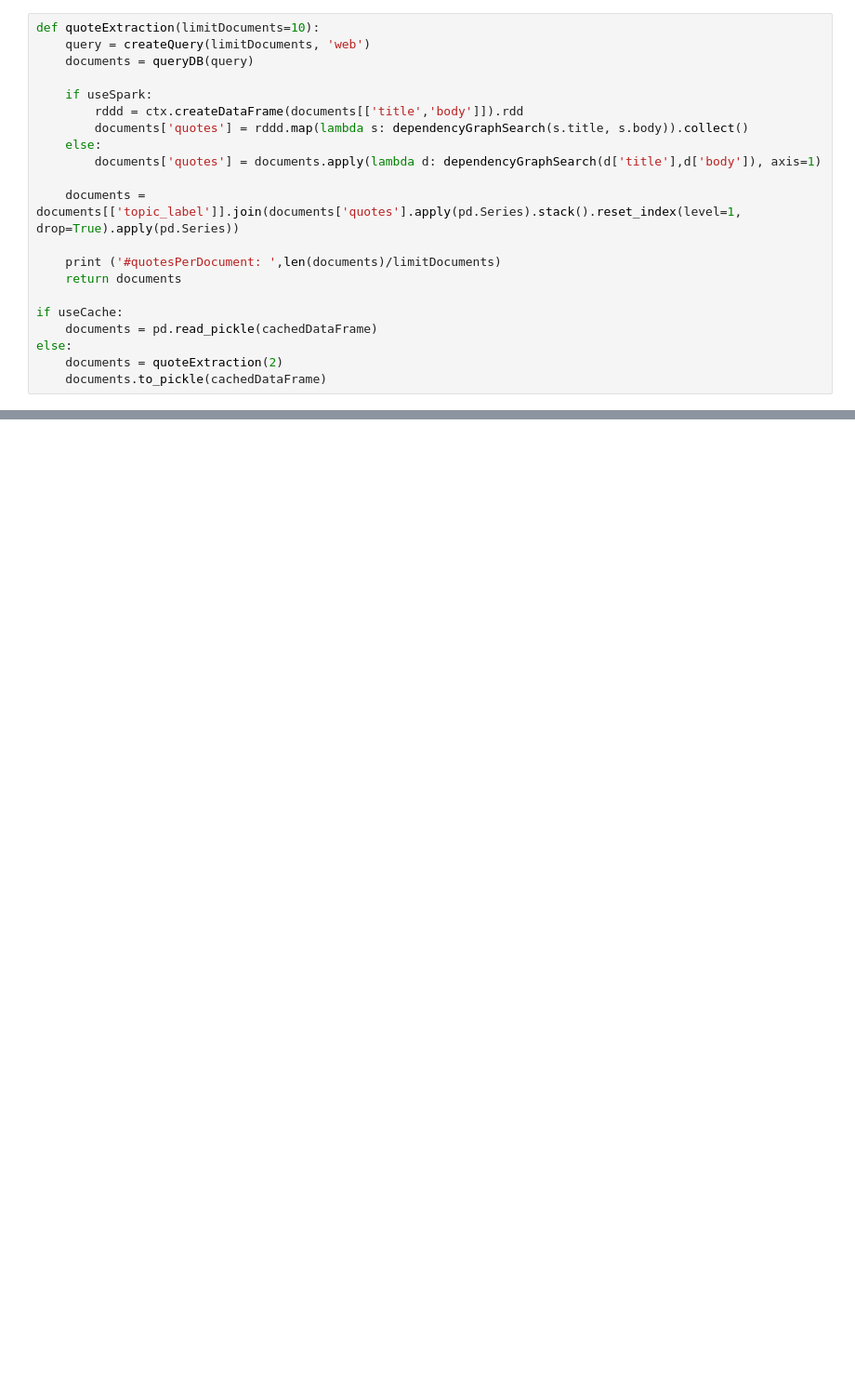
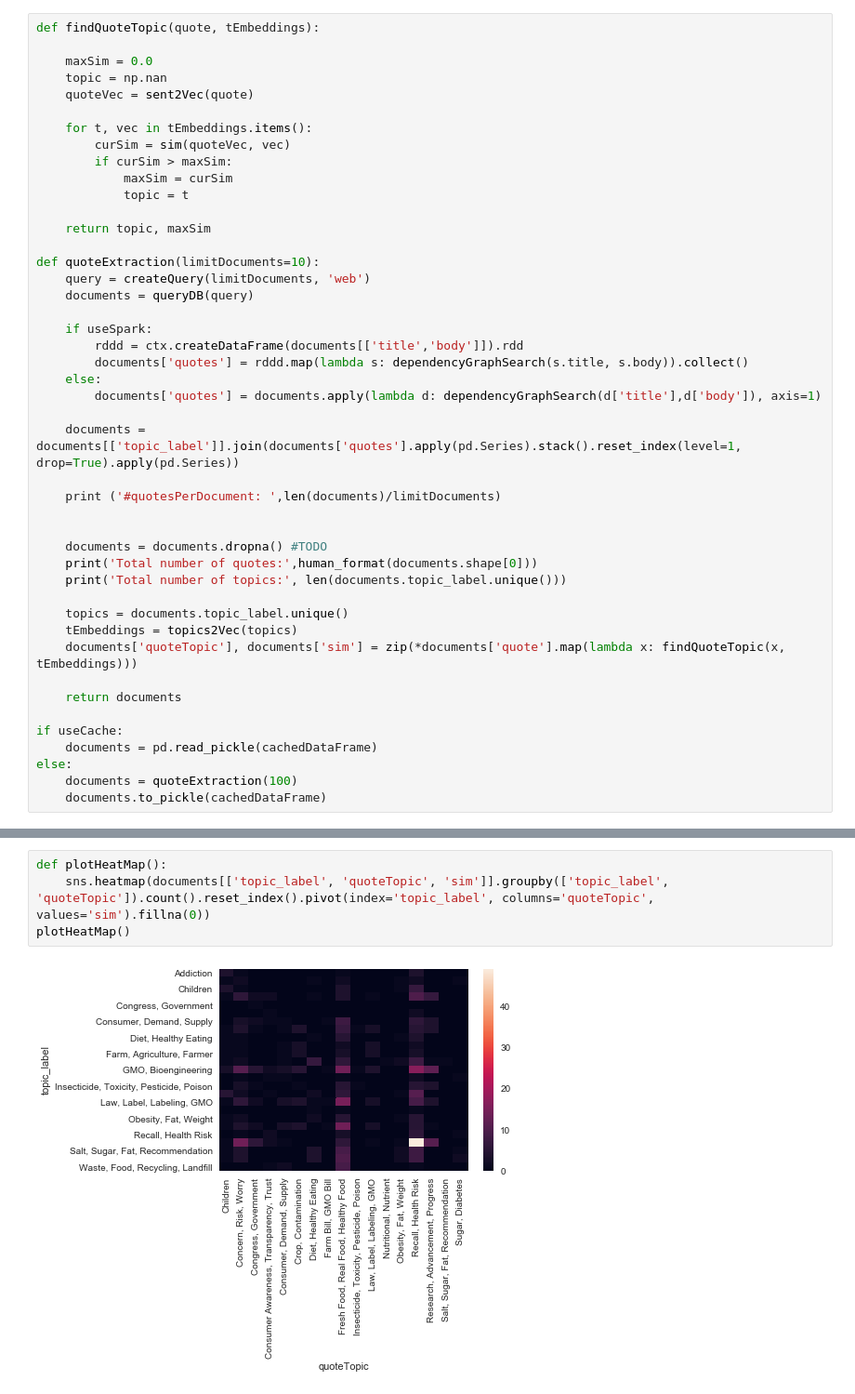
Before and after one commit to psmeros/SciLens, a Jupyter notebook: src/Quote Analysis.ipynb, the cells around one changed output, grey strips where cells are left out. Shown at 93% size. Saved outputs shown, nothing was run; the diff lists cells and outputs as text; blank space fills up the shorter version.

```diff
--- a/src/Quote Analysis.ipynb
+++ b/src/Quote Analysis.ipynb
@@ -15,6 +16,20 @@ from pyspark.sql import SQLContext
 from pyspark import SparkConf, SparkContext
 if useSpark: ctx = SQLContext(SparkContext(conf = (SparkConf().setMaster('local[*]').setAppName('quoteExtraction').set('spark.executor.memory', '2G').set('spark.driver.memory', '40G').set('spark.driver.maxResultSize', '10G'))))
 # %%
+def findQuoteTopic(quote, tEmbeddings):
+
+    maxSim = 0.0
+    topic = np.nan
+    quoteVec = sent2Vec(quote)
+
+    for t, vec in tEmbeddings.items():
+        curSim = sim(quoteVec, vec)
+        if curSim > maxSim:
+            maxSim = curSim
+            topic = t
+
+    return topic, maxSim
+
 def quoteExtraction(limitDocuments=10):
     query = createQuery(limitDocuments, 'web')
     documents = queryDB(query)
@@ -28,10 +43,20 @@ def quoteExtraction(limitDocuments=10):
     documents = documents[['topic_label']].join(documents['quotes'].apply(pd.Series).stack().reset_index(level=1, drop=True).apply(pd.Series))
 
     print ('#quotesPerDocument: ',len(documents)/limitDocuments)
+
+
+    documents = documents.dropna() #TODO
+    print('Total number of quotes:',human_format(documents.shape[0]))
+    print('Total number of topics:', len(documents.topic_label.unique()))
+
+    topics = documents.topic_label.unique()
+    tEmbeddings = topics2Vec(topics)
+    documents['quoteTopic'], documents['sim'] = zip(*documents['quote'].map(lambda x: findQuoteTopic(x, tEmbeddings)))
+
     return documents
 
 if useCache:
     documents = pd.read_pickle(cachedDataFrame)
 else:
-    documents = quoteExtraction(2)
+    documents = quoteExtraction(100)
     documents.to_pickle(cachedDataFrame)
@@ -75,0 +107,6 @@ topics = documents.topic_label.unique()
+# %%
+def plotHeatMap():
+    sns.heatmap(documents[['topic_label', 'quoteTopic', 'sim']].groupby(['topic_label', 'quoteTopic']).count().reset_index().pivot(index='topic_label', columns='quoteTopic', values='sim').fillna(0))
+plotHeatMap()
+# %% [output]
+[figure, added]
```
Also changed, not shown: parts of 5 cells of this notebook, 4 other files.
